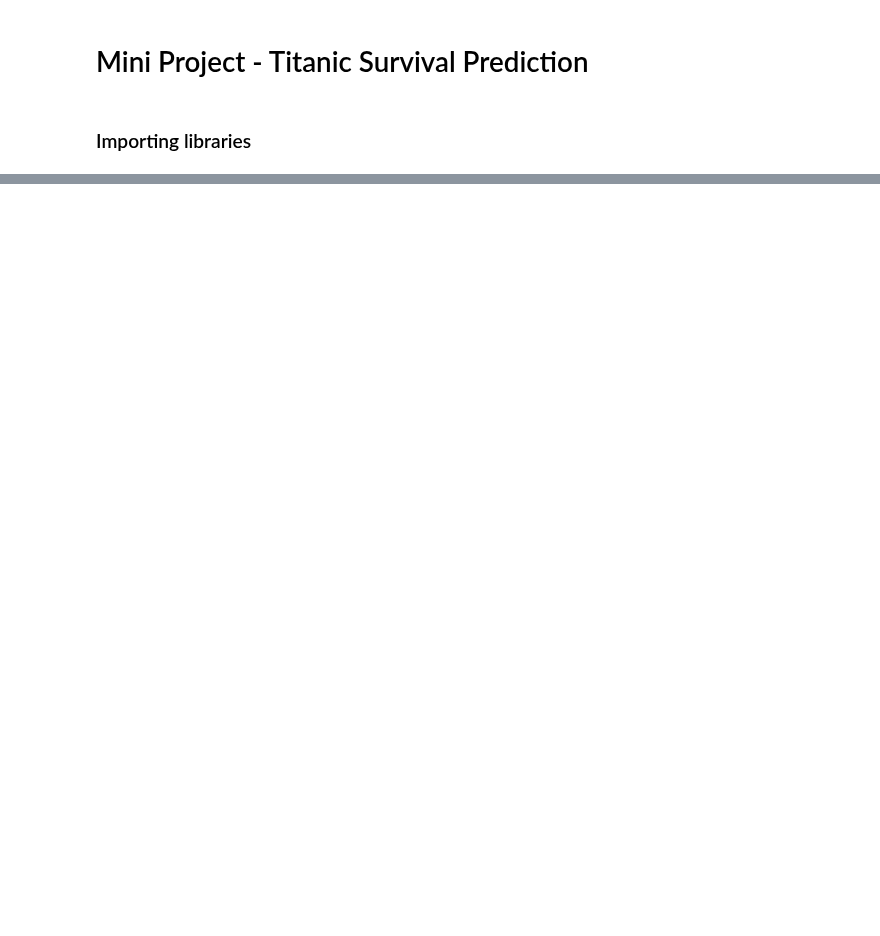
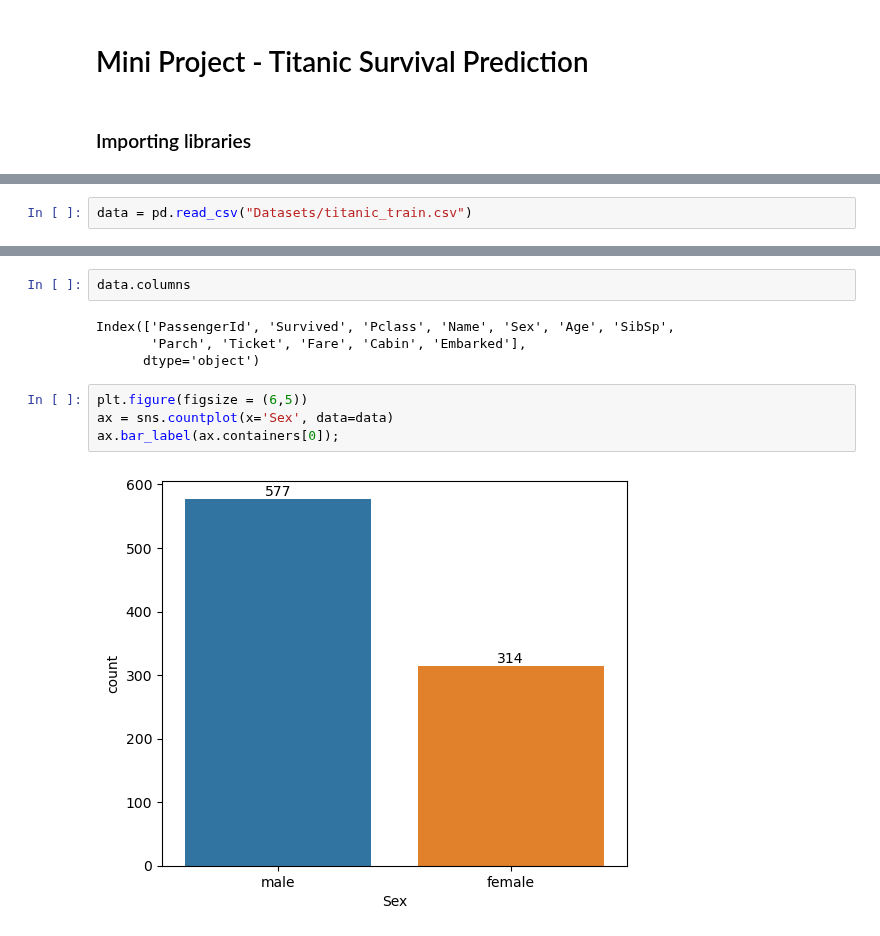
Before and after one commit to lavkushsingh31/Data_Science_Machine_Learning_Projects, a Jupyter notebook: Mini Project - Titanic Survival Prediction/Mini Project - Titanic Survival Prediction.ipynb, the cells around one changed output, grey strips where cells are left out. Saved outputs shown, nothing was run; the diff lists cells and outputs as text; blank space fills up the shorter version.

Commit message:
added code for data exploration and partial data preparation

```diff
--- a/Mini Project - Titanic Survival Prediction/Mini Project - Titanic Survival Prediction.ipynb
+++ b/Mini Project - Titanic Survival Prediction/Mini Project - Titanic Survival Prediction.ipynb
@@ -7,0 +10,2 @@ i
+# %%
+data = pd.read_csv("Datasets/titanic_train.csv")
@@ -7,0 +66,12 @@ i
+# %%
+data.columns
+# %% [output]
+Index(['PassengerId', 'Survived', 'Pclass', 'Name', 'Sex', 'Age', 'SibSp',
+       'Parch', 'Ticket', 'Fare', 'Cabin', 'Embarked'],
+      dtype='object')
+# %%
+plt.figure(figsize = (6,5))
+ax = sns.countplot(x='Sex', data=data)
+ax.bar_label(ax.containers[0]);
+# %% [output]
+[figure, added]
```
Also changed, not shown: parts of 34 cells of this notebook.
